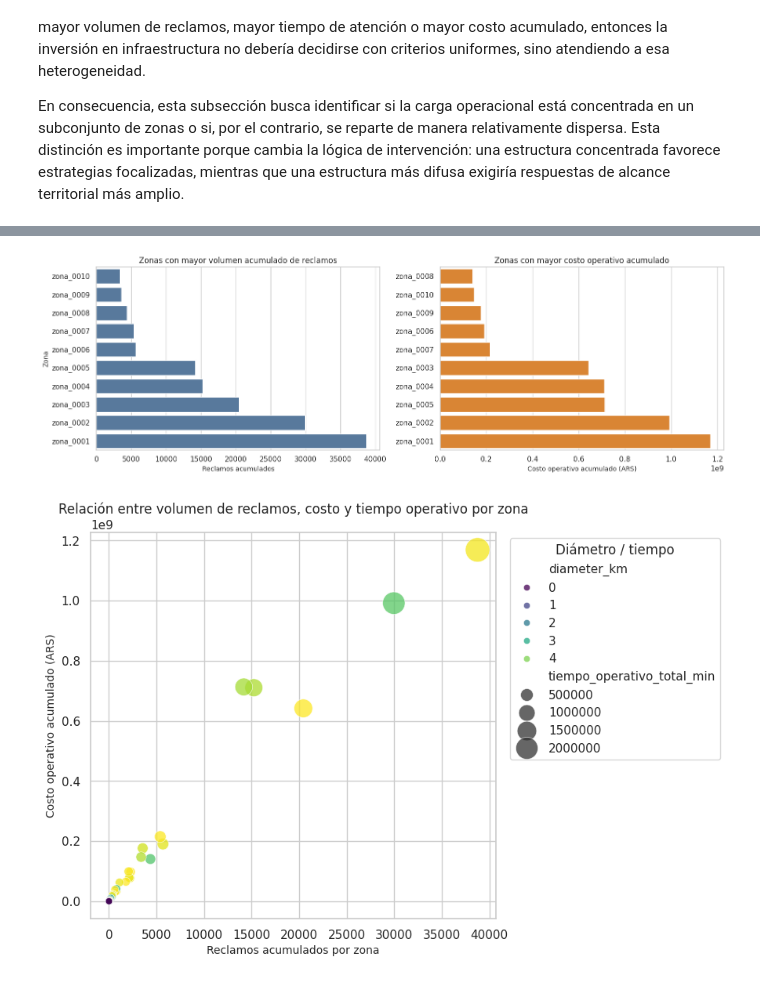
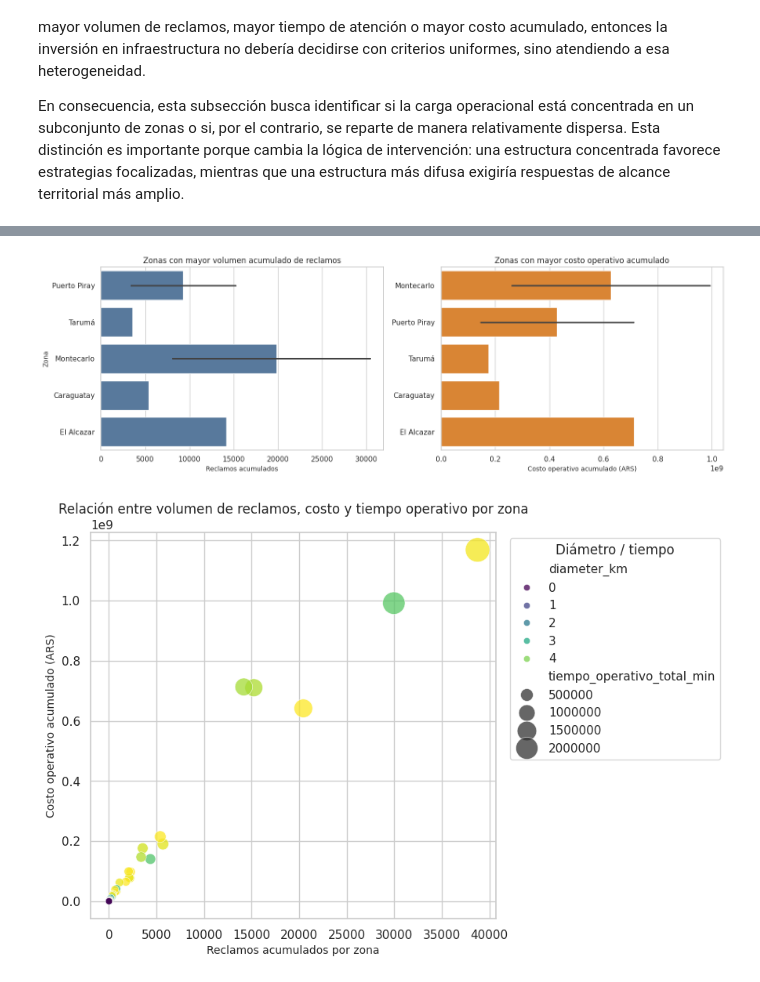
Before and after one commit to martinlacheski/tp-ceia-amq, a Jupyter notebook: notebooks/5_tp_final_amq.ipynb, the cells around one changed output, grey strips where cells are left out. Saved outputs shown, nothing was run; the diff lists cells and outputs as text; code cells hidden in the pictures.

```diff
--- a/notebooks/5_tp_final_amq.ipynb
+++ b/notebooks/5_tp_final_amq.ipynb
@@ -593,5 +597,8 @@ zone_operational_summary['cuartil_distancia'] = pd.qcut(
     labels=['Q1 más cercanas', 'Q2 cercanas-intermedias', 'Q3 lejanas-intermedias', 'Q4 más lejanas']
 )
 
-zone_operational_summary.head()
+zone_operational_summary = apply_zone_names(zone_operational_summary)
+zone_operational_summary = zone_operational_summary[['zona_nombre'] + [c for c in zone_operational_summary.columns if c != 'zona_nombre']]
+
+zone_operational_summary[['zona_nombre'] + [c for c in zone_operational_summary.columns if c not in {'zona_nombre', 'zona_id'}]].head()
 # %% [output]
@@ -604,7 +611,7 @@ zone_operational_summary.head()
 5 rows × 22 columns
 # %%
 top_zones_claims = (
-    zone_operational_summary[['zona_id', 'reclamos_totales', 'dias_observados', 'destinos_count', 'diameter_km']]
+    zone_operational_summary[['zona_nombre', 'reclamos_totales', 'dias_observados', 'destinos_count', 'diameter_km']]
     .sort_values('reclamos_totales', ascending=False)
     .head(10)
     .reset_index(drop=True)
@@ -626,6 +633,6 @@ top_zones_claims
 # %%
 top_zones_cost = (
-    zone_operational_summary[['zona_id', 'costo_operativo_total_ars', 'reclamos_totales', 'tiempo_operativo_total_min']]
+    zone_operational_summary[['zona_nombre', 'costo_operativo_total_ars', 'reclamos_totales', 'tiempo_operativo_total_min']]
     .sort_values('costo_operativo_total_ars', ascending=False)
     .head(10)
     .reset_index(drop=True)
@@ -705,21 +712,21 @@ zone_priority_ranking
 # %%
 fig, axes = plt.subplots(1, 2, figsize=(15, 5))
 
 top_claims_plot = top_zones_claims.sort_values('reclamos_totales', ascending=True)
-sns.barplot(data=top_claims_plot, x='reclamos_totales', y='zona_id', ax=axes[0], color='#4c78a8')
+sns.barplot(data=top_claims_plot, x='reclamos_totales', y='zona_nombre', ax=axes[0], color='#4c78a8')
 axes[0].set_title('Zonas con mayor volumen acumulado de reclamos')
 axes[0].set_xlabel('Reclamos acumulados')
 axes[0].set_ylabel('Zona')
 
 top_cost_plot = top_zones_cost.sort_values('costo_operativo_total_ars', ascending=True)
-sns.barplot(data=top_cost_plot, x='costo_operativo_total_ars', y='zona_id', ax=axes[1], color='#f58518')
+sns.barplot(data=top_cost_plot, x='costo_operativo_total_ars', y='zona_nombre', ax=axes[1], color='#f58518')
 axes[1].set_title('Zonas con mayor costo operativo acumulado')
 axes[1].set_xlabel('Costo operativo acumulado (ARS)')
 axes[1].set_ylabel('')
 
 plt.tight_layout()
 # %% [output]
-[figure, old version]
+[figure, new version]
 # %%
 scatter_df = zone_operational_summary.copy()
 
```
Also changed, not shown: parts of 17 cells of this notebook, 16 other files.
